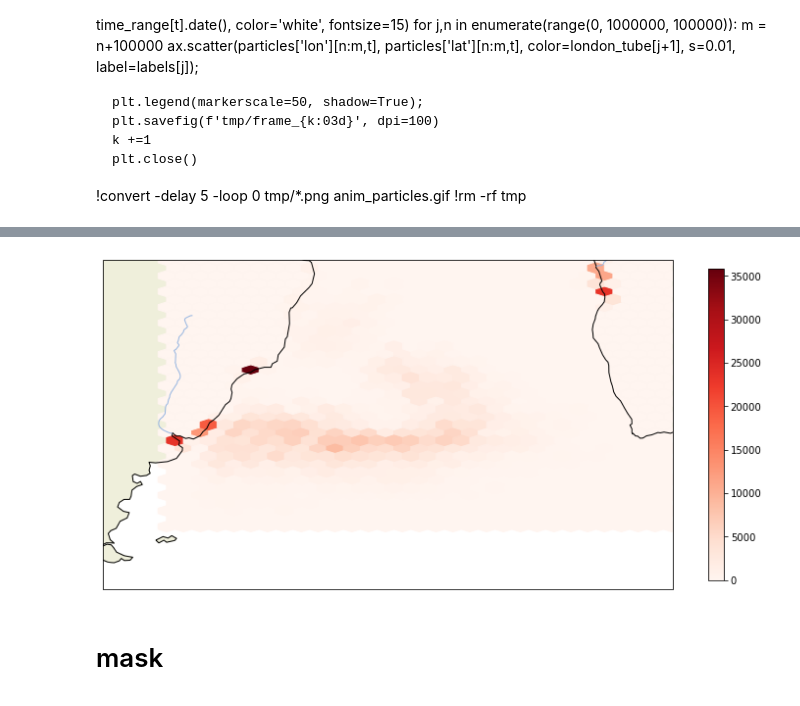
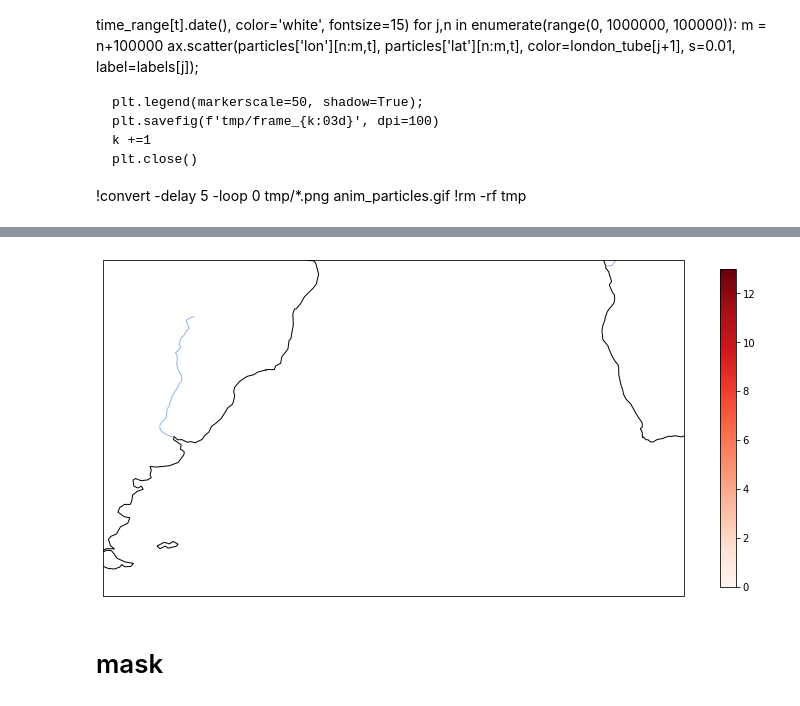
Before and after one commit to OceanParcels/BayesianAnalysis_SouthAtlantic, a Jupyter notebook: notebooks/First_run_analysis.ipynb, the cells around one changed output, grey strips where cells are left out. Cells and saved outputs as stored; diff of their text form; code cells hidden in the pictures.

```diff
--- a/notebooks/First_run_analysis.ipynb
+++ b/notebooks/First_run_analysis.ipynb
@@ -11,7 +11,7 @@ import itertools
 infile = open('../river_sources.pkl', 'rb')
 river_sources = pickle.load(infile)
 # %%
-particles = xr.load_dataset('../data/source_Rio-de-Janeiro_release.nc')
+particles = xr.load_dataset('../data/')
 particles
 # %% [output]
 <xarray.Dataset>
@@ -146,26 +158,26 @@ for t in range(0,1321, 5):
 # %%
 fig = plt.figure(figsize=(13,13))
 ax = plt.axes(projection=ccrs.PlateCarree())
 ax.set_extent((-70, 25, -60, -5), crs=ccrs.PlateCarree())
 # ax.add_feature(cfeature.OCEAN)
-ax.add_feature(cfeature.LAND)
+#ax.add_feature(cfeature.LAND)
 ax.add_feature(cfeature.COASTLINE)
 ax.add_feature(cfeature.RIVERS)
 
-t = 1320
+t = 1
 n = 100000
 
 ax.text(10,-58,time_range[t].date(), color='white', fontsize=15)
 
 
 m = n+100000
 #ax.scatter(particles['lon'][n:m,t], particles['lat'][n:m,t], color=london_tube[j+1], s=0.01, label=labels[j]);
 
 
-hb = ax.hexbin(particles['lon'][:,t], particles['lat'][:,t], vmin=0, gridsize=30, cmap='Reds')
+hb = ax.hexbin(particles['lon'][:,t], particles['lat'][:,t], vmin=0, gridsize=50, cmap='Reds')
 cb = fig.colorbar(hb, ax=ax, shrink=0.45)
 # %% [output]
-[figure, old version]
+[figure, new version]
 # %% [markdown]
 # mask
 # %%
```
Also changed, not shown: parts of 1 cell of this notebook, 6 other files.
